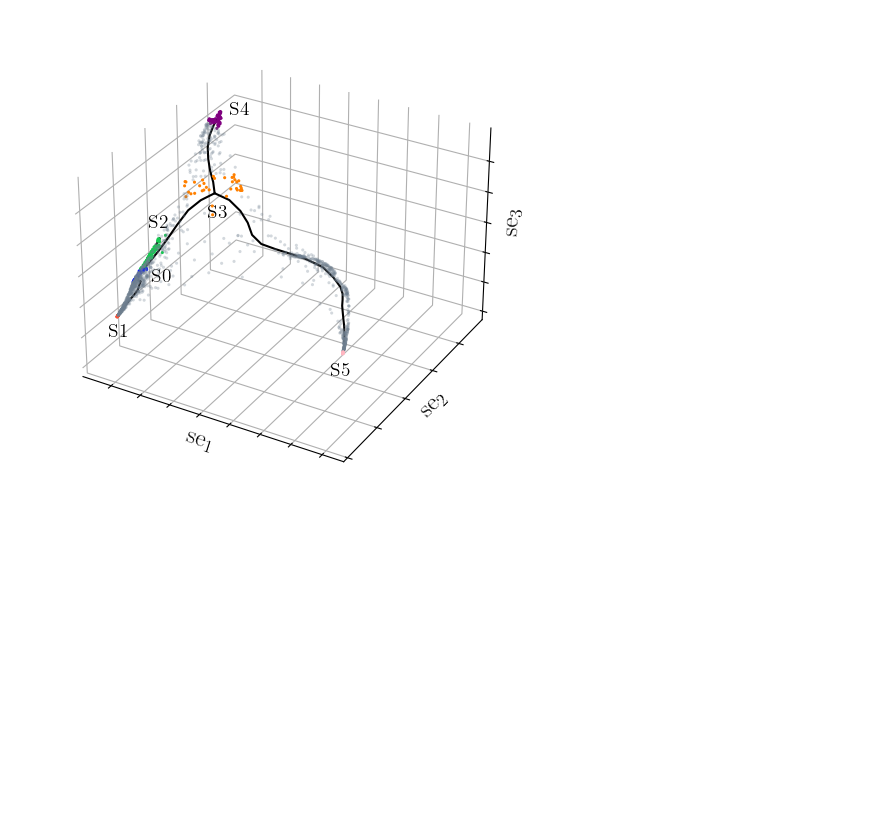
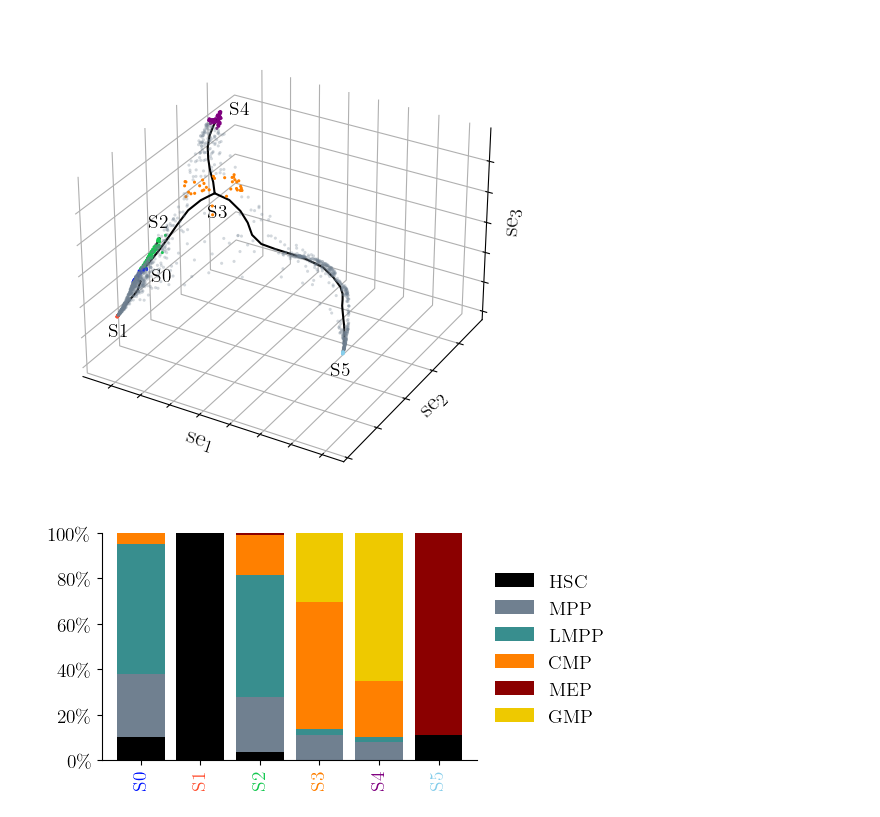
Before and after one commit to Theo-Roncalli/scbridge-case-studies, a Jupyter notebook: hematopoiesis_stream_analysis.ipynb, the cells around one changed output. Drawn from its saved outputs; the diff is of its cells as text; code cells hidden in the pictures; blank space fills up the shorter version.

```diff
--- a/hematopoiesis_stream_analysis.ipynb
+++ b/hematopoiesis_stream_analysis.ipynb
@@ -25,3 +27,6 @@ adata.uns["label_color"] = {
     "GMP" : bt.sct.pl.get_color("gold")
 }
 label_order = ["HSC", "MPP", "LMPP", "CMP", "MEP", "GMP"]
+
+macro_order = sorted(adata.obs["macrostate"].cat.categories)
+macro_color = {macrostate: color for macrostate, color in zip(macro_order, bt.sct.pl.COLORS[:len(macro_order)])}
@@ -86,6 +35,7 @@ embedding_label = "se"
 fig, ax = bt.sct.pl.embedding_plot(
     adata,
     obs="macrostate",
+    colors=macro_color,
     use_rep="X_se",
     xlabel=r"$\mathrm{{{}_{{1}}}}$".format(embedding_label),
     ylabel=r"$\mathrm{{{}_{{2}}}}$".format(embedding_label),
@@ -148,3 +98,47 @@ fig.tight_layout()
 plt.show()
 # %% [output]
 [figure]
+# %%
+macro_order = ["S0", "S1", "S2", "S3", "S4", "S5"]
+
+df = adata.obs[["macrostate", "label"]].dropna()
+
+counts = pd.crosstab(df["macrostate"], df["label"])
+counts = counts.reindex(index=macro_order, columns=label_order, fill_value=0)
+
+props = counts.div(counts.sum(axis=1), axis=0)
+
+ax = props.plot(
+    kind="bar",
+    stacked=True,
+    figsize=(6, 3),
+    width=0.8,
+    color=[adata.uns["label_color"][label] for label in label_order]
+)
+
+ax.set_xlabel("")
+for ticklabel in ax.get_xticklabels():
+    state = ticklabel.get_text()
+    ticklabel.set_color(macro_color[state])
+    ticklabel.set_fontweight("bold")
+
+ax.legend(
+    bbox_to_anchor=(1.0, 0.9),
+    loc="upper left",
+    frameon=False,
+    fontsize=14
+)
+ax.tick_params(axis="both", labelsize=14)
+
+ax.yaxis.set_major_formatter(mtick.PercentFormatter(1.0))
+
+#plt.savefig(
+#    "cell_proportions.pdf",
+#    dpi=300,
+#    bbox_inches="tight",
+#)
+
+plt.tight_layout()
+plt.show()
+# %% [output]
+[figure, added]
```
Also changed, not shown: parts of 3 cells of this notebook, 2 other files.
